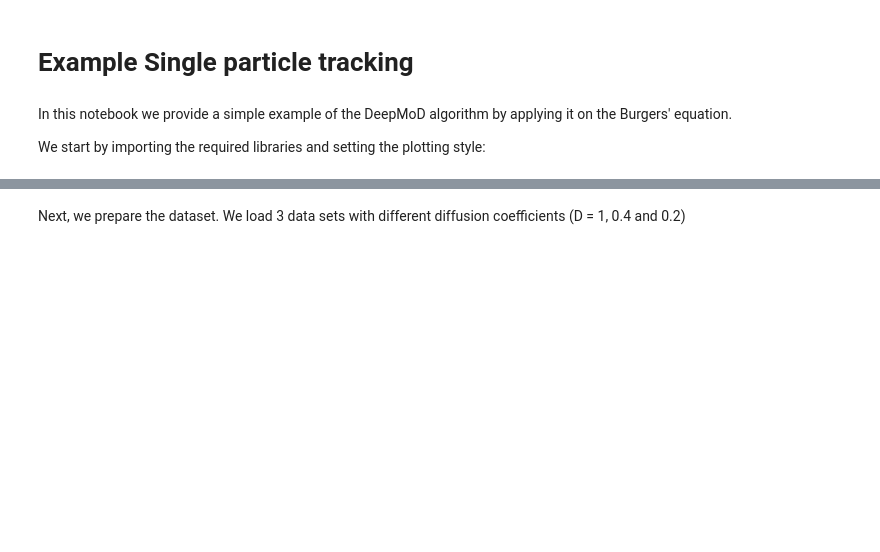
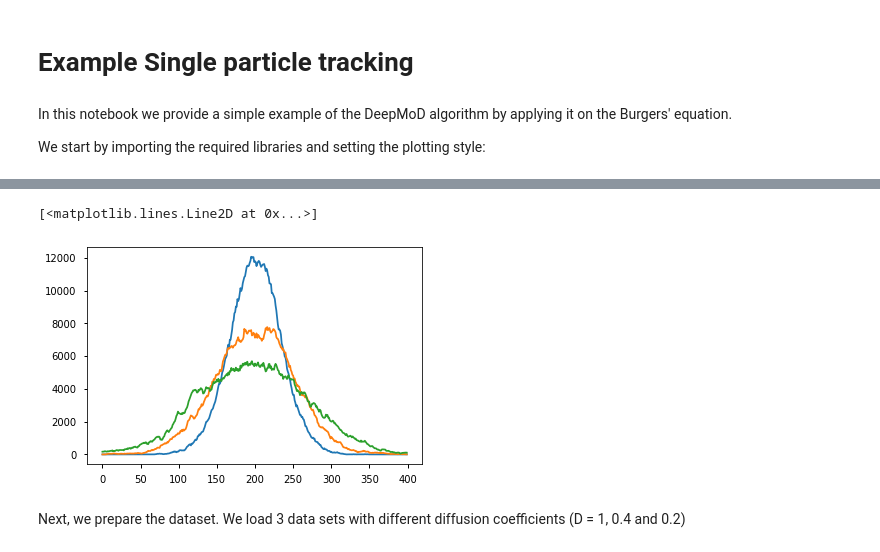
Before and after one commit to akshay-vedi/DeePyMoD_torch, a Jupyter notebook: notebooks/Diffusion_group_sparsity.ipynb, the cells around one changed output, grey strips where cells are left out. Saved outputs shown, nothing was run; the diff lists cells and outputs as text; code cells hidden in the pictures; blank space fills up the shorter version.

```diff
--- a/notebooks/Diffusion_group_sparsity.ipynb
+++ b/notebooks/Diffusion_group_sparsity.ipynb
@@ -61,3 +64,10 @@ plt.colorbar()
+# %%
+plt.plot(U_list[0][1,:])
+plt.plot(U_list[0][3,:])
+plt.plot(U_list[0][6,:])
+# %% [output]
+[<matplotlib.lines.Line2D at 0x...>]
+[figure, added]
 # %% [markdown]
 Next, we prepare the dataset. We load 3 data sets with different diffusion coefficients (D = 1, 0.4 and 0.2)
 # %%
```
Also changed, not shown: parts of 19 cells of this notebook, 3 other files.
